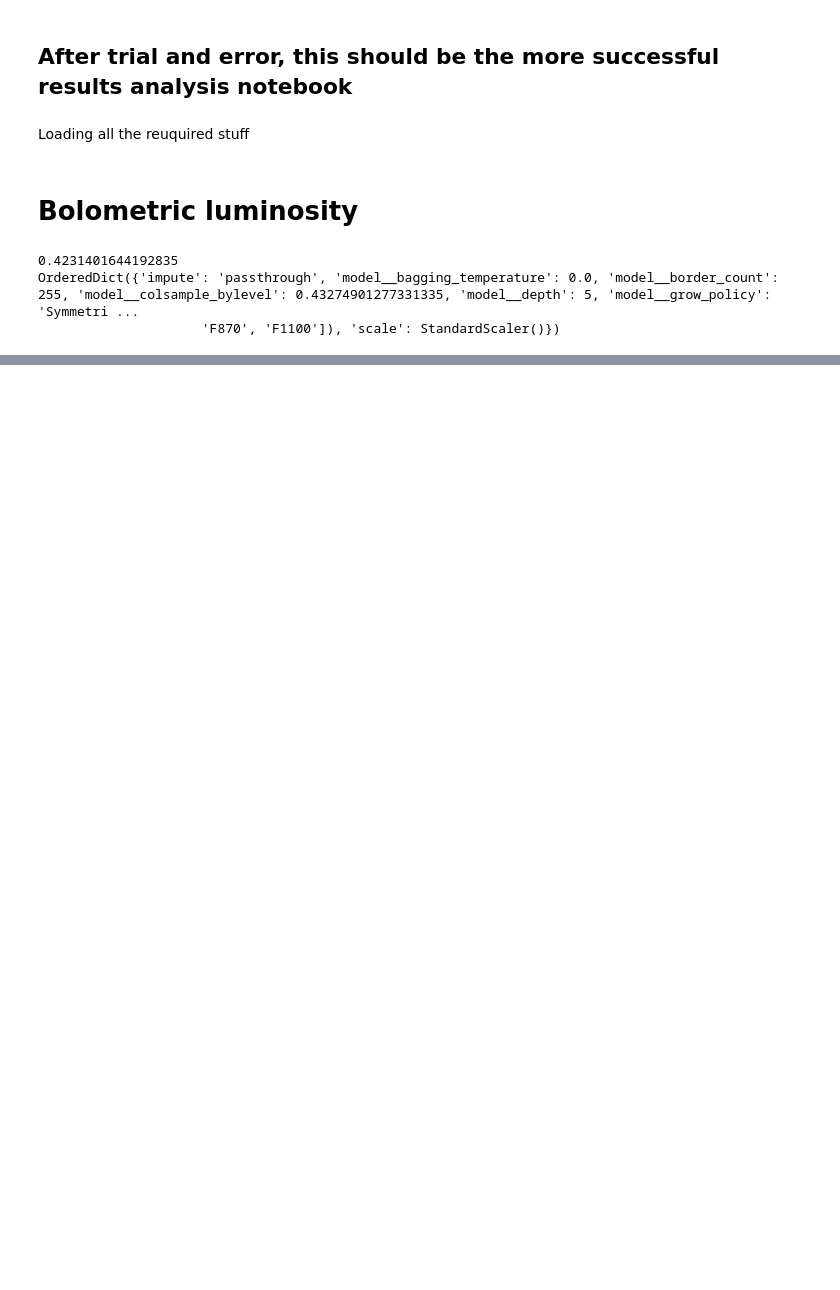
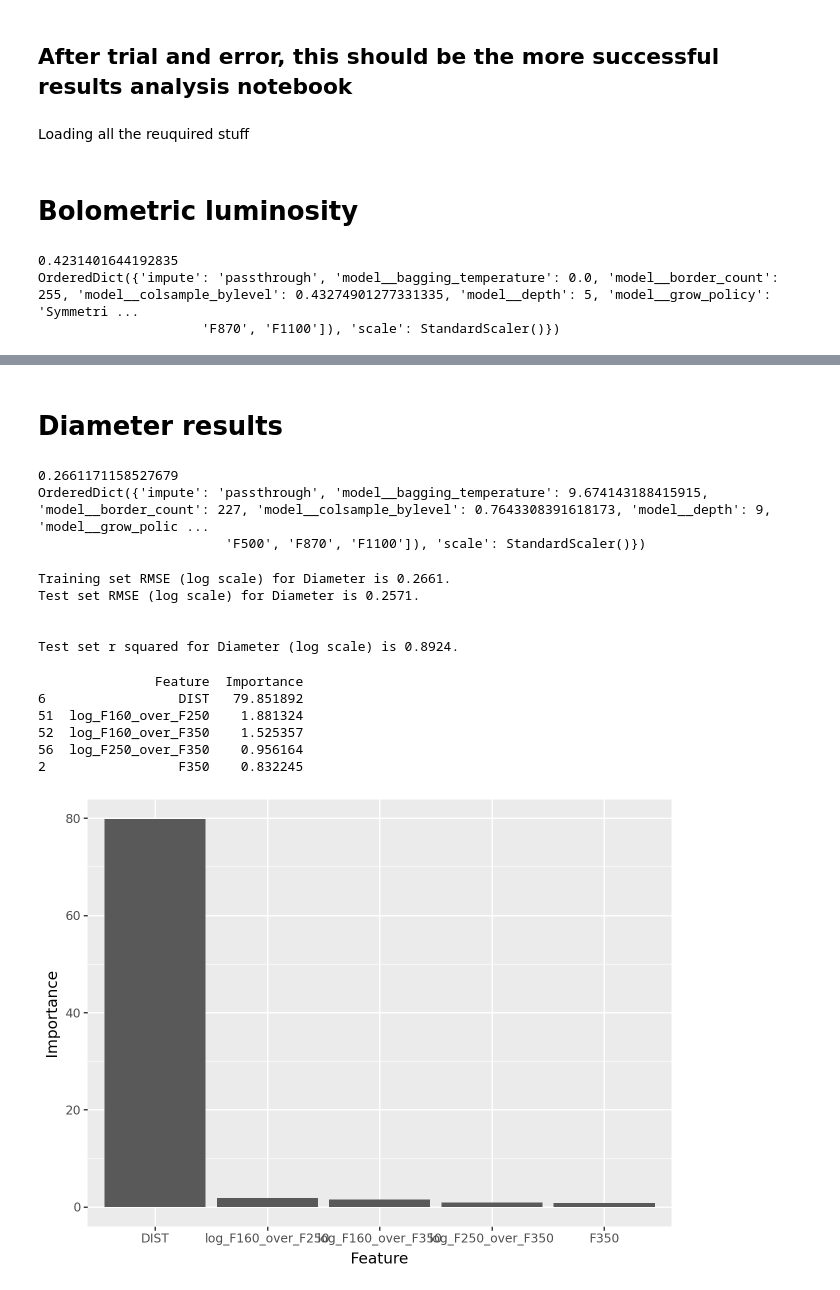
Before and after one commit to AlexEmert/Star-Formation-Research-Project-2026, a Jupyter notebook: pipeline/scripts/results_final_testing.ipynb, the cells around one changed output, grey strips where cells are left out. Drawn from its saved outputs; the diff is of its cells as text; code cells hidden in the pictures; blank space fills up the shorter version.

```diff
--- a/pipeline/scripts/results_final_testing.ipynb
+++ b/pipeline/scripts/results_final_testing.ipynb
@@ -77,0 +187,63 @@ Final training set RMSE for Bolometric luminosity is 0.4171, and r squared is 0.
+# %% [markdown]
+# Diameter results
+# %%
+with open(here("pipeline/results", "DIAM_results.pkl"), 'rb') as file:
+    diam_results = pickle.load(file)
+
+print(diam_results['cat_log_CV'])
+print(diam_results['cat_log_params'])
+# %% [output]
+0.2661171158527679
+OrderedDict({'impute': 'passthrough', 'model__bagging_temperature': 9.674143188415915, 'model__border_count': 227, 'model__colsample_bylevel': 0.7643308391618173, 'model__depth': 9, 'model__grow_polic ...
+                        'F500', 'F870', 'F1100']), 'scale': StandardScaler()})
+# %%
+y_log_diam = np.log(phot['DIAM'])
+
+diam_X_train, diam_X_test, diam_y_train, diam_y_test = train_test_split(X, y_log_diam, test_size = 0.2, random_state=2026)
+
+diam_model_pipe = clone(model_pipe)
+diam_model = CatBoostRegressor(random_state=2026, verbose=0, thread_count=-1, loss_function='RMSE')
+best_diam_model = diam_model_pipe.set_params(model=diam_model)
+best_diam_model.set_params(**diam_results['cat_log_params'])
+
+best_diam_model.fit(diam_X_train, diam_y_train)
+diam_y_preds = best_diam_model.predict(diam_X_test)
+diam_rmse = root_mean_squared_error(diam_y_test, diam_y_preds)
+diam_r2 = r2_score(diam_y_test, diam_y_preds)
+print(f"Training set RMSE (log scale) for Diameter is {diam_results['cat_log_CV']:.4f}.")
+print(f"Test set RMSE (log scale) for Diameter is {diam_rmse:.4f}.")
+print("\n")
+print(f"Test set r squared for Diameter (log scale) is {diam_r2:.4f}.")
+
+results["RESP"].append('DIAM')
+results['log'].append(True)
+results['CV_score'].append(diam_results['cat_log_CV'])
+results['model_type'].append('Catboost')
+results['test_score'].append(diam_rmse)
+results['test_r2'].append(diam_r2)
+# %% [output]
+Training set RMSE (log scale) for Diameter is 0.2661.
+Test set RMSE (log scale) for Diameter is 0.2571.
+
+
+Test set r squared for Diameter (log scale) is 0.8924.
+# %%
+diam_importances = best_diam_model.named_steps['model'].feature_importances_
+diam_imp_df = pd.DataFrame({
+    'Feature': best_diam_model.named_steps['model'].feature_names_,
+    'Importance': diam_importances
+}).sort_values(by='Importance', ascending=False)
+print(diam_imp_df.head())
+diam_imp_df['Feature'] = pd.Categorical(diam_imp_df['Feature'], categories=diam_imp_df['Feature'].unique())
+(
+    ggplot(diam_imp_df.head(), aes(x='Feature', y='Importance')) +
+    geom_col()
+)
+# %% [output]
+               Feature  Importance
+6                 DIST   79.851892
+51  log_F160_over_F250    1.881324
+52  log_F160_over_F350    1.525357
+56  log_F250_over_F350    0.956164
+2                 F350    0.832245
+[figure, added]
```
Also changed, not shown: parts of 46 cells of this notebook, 46 other files.
